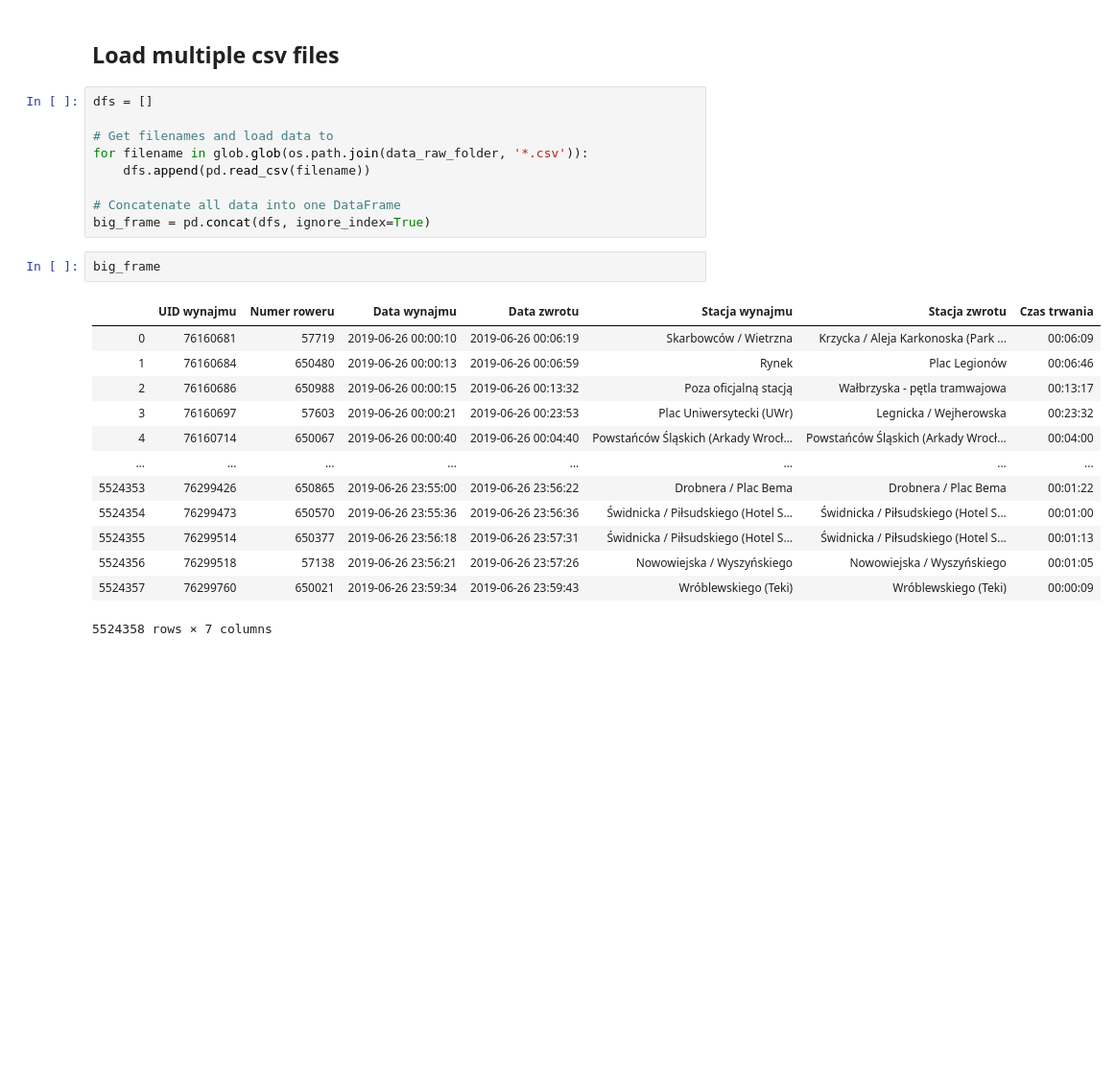
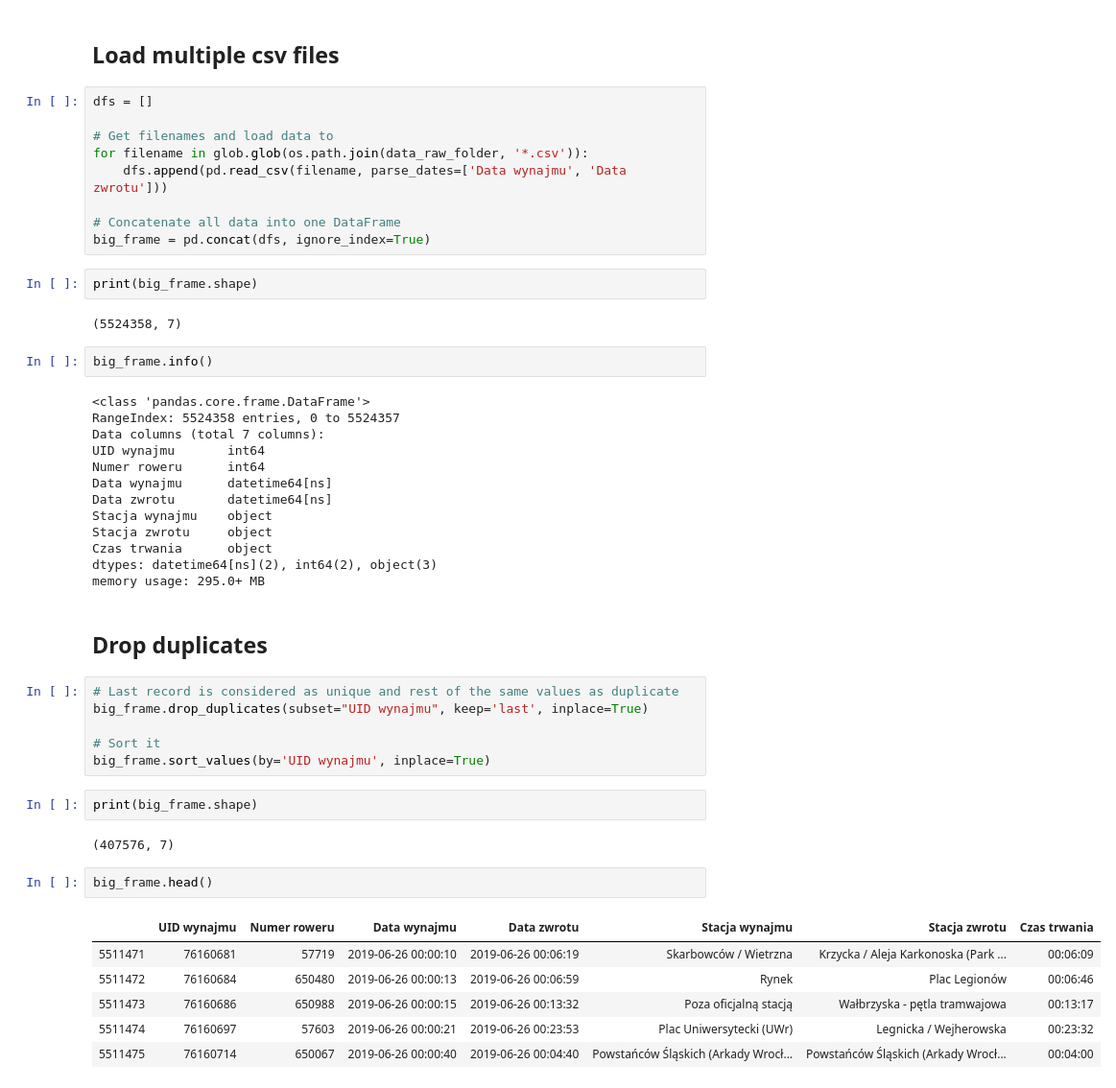
Before and after one commit to mariuszrokita/wroclawski-rower-miejski, a Jupyter notebook: notebooks/1-data-processing.ipynb, the cells around one changed output. Shown at 96% size. Cells and saved outputs as stored; diff of their text form; blank space fills up the shorter version.

Commit message:
Drop duplicates.

```diff
--- a/notebooks/1-data-processing.ipynb
+++ b/notebooks/1-data-processing.ipynb
@@ -89,23 +89,47 @@ dfs = []
 
 # Get filenames and load data to
 for filename in glob.glob(os.path.join(data_raw_folder, '*.csv')):
-    dfs.append(pd.read_csv(filename))
+    dfs.append(pd.read_csv(filename, parse_dates=['Data wynajmu', 'Data zwrotu']))
 
 # Concatenate all data into one DataFrame
 big_frame = pd.concat(dfs, ignore_index=True)
+# %%
+print(big_frame.shape)
+# %% [output]
+(5524358, 7)
 # %%
-big_frame
+big_frame.info()
 # %% [output]
-|  | UID wynajmu | Numer roweru | Data wynajmu | Data zwrotu | Stacja wynajmu | Stacja zwrotu | Czas trwania |
-| 0 | 76160681 | 57719 | 2019-06-26 00:00:10 | 2019-06-26 00:06:19 | Skarbowców / Wietrzna | Krzycka / Aleja Karkonoska (Park ... | 00:06:09 |
-| 1 | 76160684 | 650480 | 2019-06-26 00:00:13 | 2019-06-26 00:06:59 | Rynek | Plac Legionów | 00:06:46 |
-| 2 | 76160686 | 650988 | 2019-06-26 00:00:15 | 2019-06-26 00:13:32 | Poza oficjalną stacją | Wałbrzyska - pętla tramwajowa | 00:13:17 |
-| 3 | 76160697 | 57603 | 2019-06-26 00:00:21 | 2019-06-26 00:23:53 | Plac Uniwersytecki (UWr) | Legnicka / Wejherowska | 00:23:32 |
-| 4 | 76160714 | 650067 | 2019-06-26 00:00:40 | 2019-06-26 00:04:40 | Powstańców Śląskich (Arkady Wrocł... | Powstańców Śląskich (Arkady Wrocł... | 00:04:00 |
-| ... | ... | ... | ... | ... | ... | ... | ... |
-| 5524353 | 76299426 | 650865 | 2019-06-26 23:55:00 | 2019-06-26 23:56:22 | Drobnera / Plac Bema | Drobnera / Plac Bema | 00:01:22 |
-| 5524354 | 76299473 | 650570 | 2019-06-26 23:55:36 | 2019-06-26 23:56:36 | Świdnicka / Piłsudskiego (Hotel S... | Świdnicka / Piłsudskiego (Hotel S... | 00:01:00 |
-| 5524355 | 76299514 | 650377 | 2019-06-26 23:56:18 | 2019-06-26 23:57:31 | Świdnicka / Piłsudskiego (Hotel S... | Świdnicka / Piłsudskiego (Hotel S... | 00:01:13 |
-| 5524356 | 76299518 | 57138 | 2019-06-26 23:56:21 | 2019-06-26 23:57:26 | Nowowiejska / Wyszyńskiego | Nowowiejska / Wyszyńskiego | 00:01:05 |
-| 5524357 | 76299760 | 650021 | 2019-06-26 23:59:34 | 2019-06-26 23:59:43 | Wróblewskiego (Teki) | Wróblewskiego (Teki) | 00:00:09 |
-5524358 rows × 7 columns
+<class 'pandas.core.frame.DataFrame'>
+RangeIndex: 5524358 entries, 0 to 5524357
+Data columns (total 7 columns):
+UID wynajmu       int64
+Numer roweru      int64
+Data wynajmu      datetime64[ns]
+Data zwrotu       datetime64[ns]
+Stacja wynajmu    object
+Stacja zwrotu     object
+Czas trwania      object
+dtypes: datetime64[ns](2), int64(2), object(3)
+memory usage: 295.0+ MB
+# %% [markdown]
+## Drop duplicates
+# %%
+# Last record is considered as unique and rest of the same values as duplicate
+big_frame.drop_duplicates(subset="UID wynajmu", keep='last', inplace=True)
+
+# Sort it
+big_frame.sort_values(by='UID wynajmu', inplace=True)
+# %%
+print(big_frame.shape)
+# %% [output]
+(407576, 7)
+# %%
+big_frame.head()
+# %% [output]
+|  | UID wynajmu | Numer roweru | Data wynajmu | Data zwrotu | Stacja wynajmu | Stacja zwrotu | Czas trwania |
+| 5511471 | 76160681 | 57719 | 2019-06-26 00:00:10 | 2019-06-26 00:06:19 | Skarbowców / Wietrzna | Krzycka / Aleja Karkonoska (Park ... | 00:06:09 |
+| 5511472 | 76160684 | 650480 | 2019-06-26 00:00:13 | 2019-06-26 00:06:59 | Rynek | Plac Legionów | 00:06:46 |
+| 5511473 | 76160686 | 650988 | 2019-06-26 00:00:15 | 2019-06-26 00:13:32 | Poza oficjalną stacją | Wałbrzyska - pętla tramwajowa | 00:13:17 |
+| 5511474 | 76160697 | 57603 | 2019-06-26 00:00:21 | 2019-06-26 00:23:53 | Plac Uniwersytecki (UWr) | Legnicka / Wejherowska | 00:23:32 |
+| 5511475 | 76160714 | 650067 | 2019-06-26 00:00:40 | 2019-06-26 00:04:40 | Powstańców Śląskich (Arkady Wrocł... | Powstańców Śląskich (Arkady Wrocł... | 00:04:00 |
```
Also changed, not shown: parts of 3 cells of this notebook.
